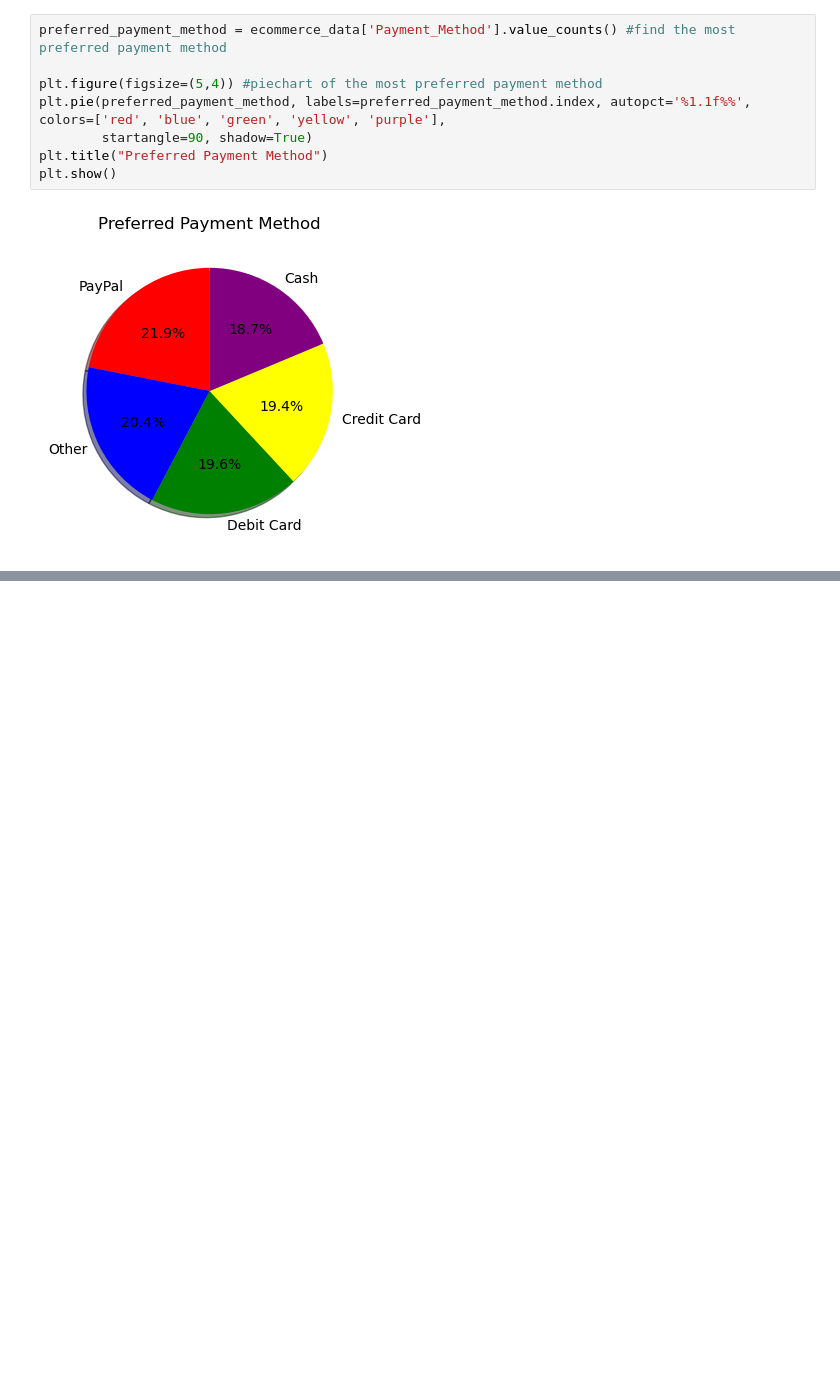
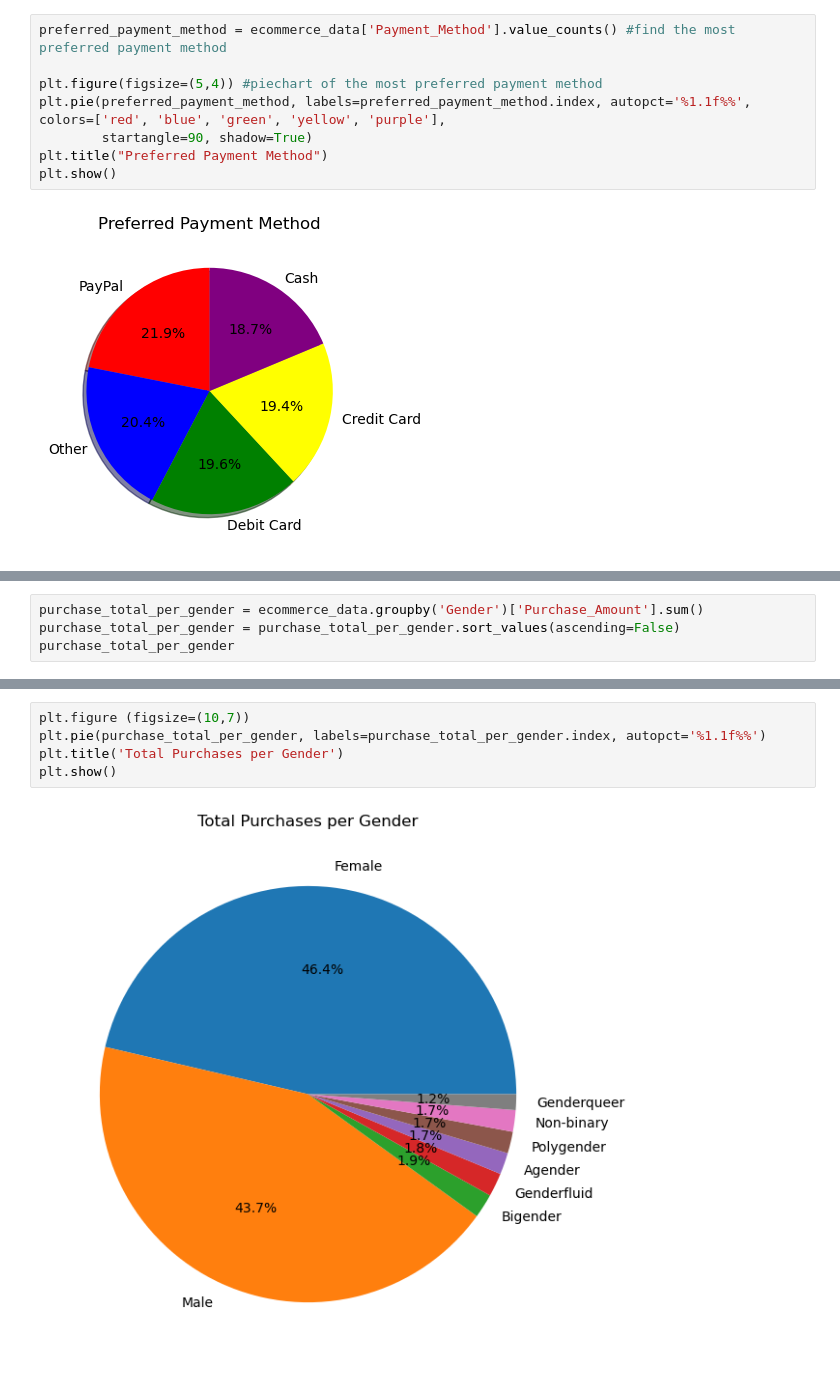
Before and after one commit to ayodavid04/Ecommerce-consumer-behavour-analysis, a Jupyter notebook: ecommerce_analysis.ipynb, the cells around one changed output, grey strips where cells are left out. Saved outputs shown, nothing was run; the diff lists cells and outputs as text; blank space fills up the shorter version.

Commit message:
I added one question "tota; pruchase amount per gender" and added a pie and bar chart as visualisation for my answer

```diff
--- a/ecommerce_analysis.ipynb
+++ b/ecommerce_analysis.ipynb
@@ -247,0 +239,4 @@ Name: Customer_Satisfaction, dtype: float64
+# %%
+purchase_total_per_gender = ecommerce_data.groupby('Gender')['Purchase_Amount'].sum()
+purchase_total_per_gender = purchase_total_per_gender.sort_values(ascending=False)
+purchase_total_per_gender
@@ -247,0 +254,7 @@ Name: Customer_Satisfaction, dtype: float64
+# %%
+plt.figure (figsize=(10,7))
+plt.pie(purchase_total_per_gender, labels=purchase_total_per_gender.index, autopct='%1.1f%%')
+plt.title('Total Purchases per Gender')
+plt.show()
+# %% [output]
+[figure, added]
```
Also changed, not shown: parts of 5 cells of this notebook.
